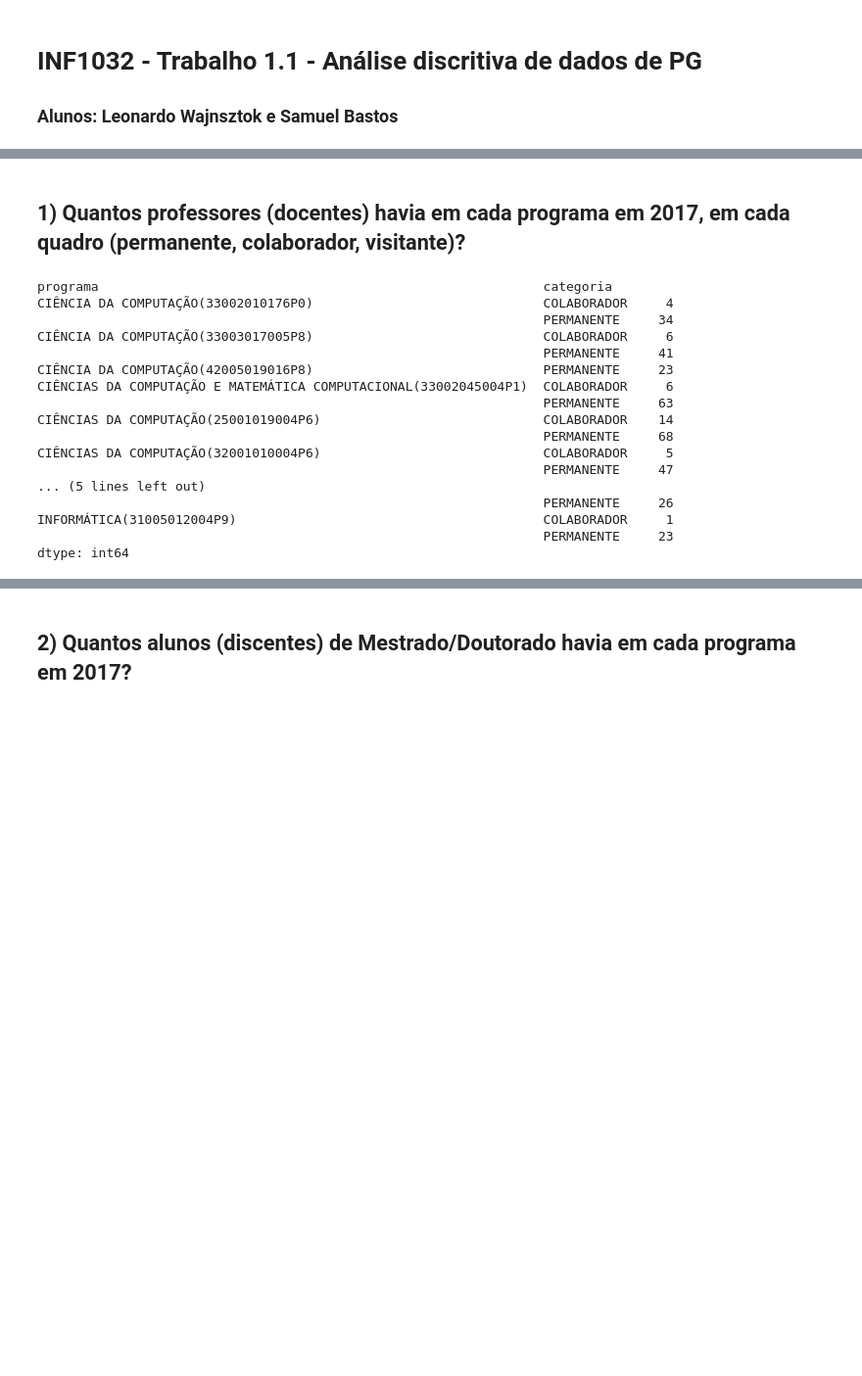
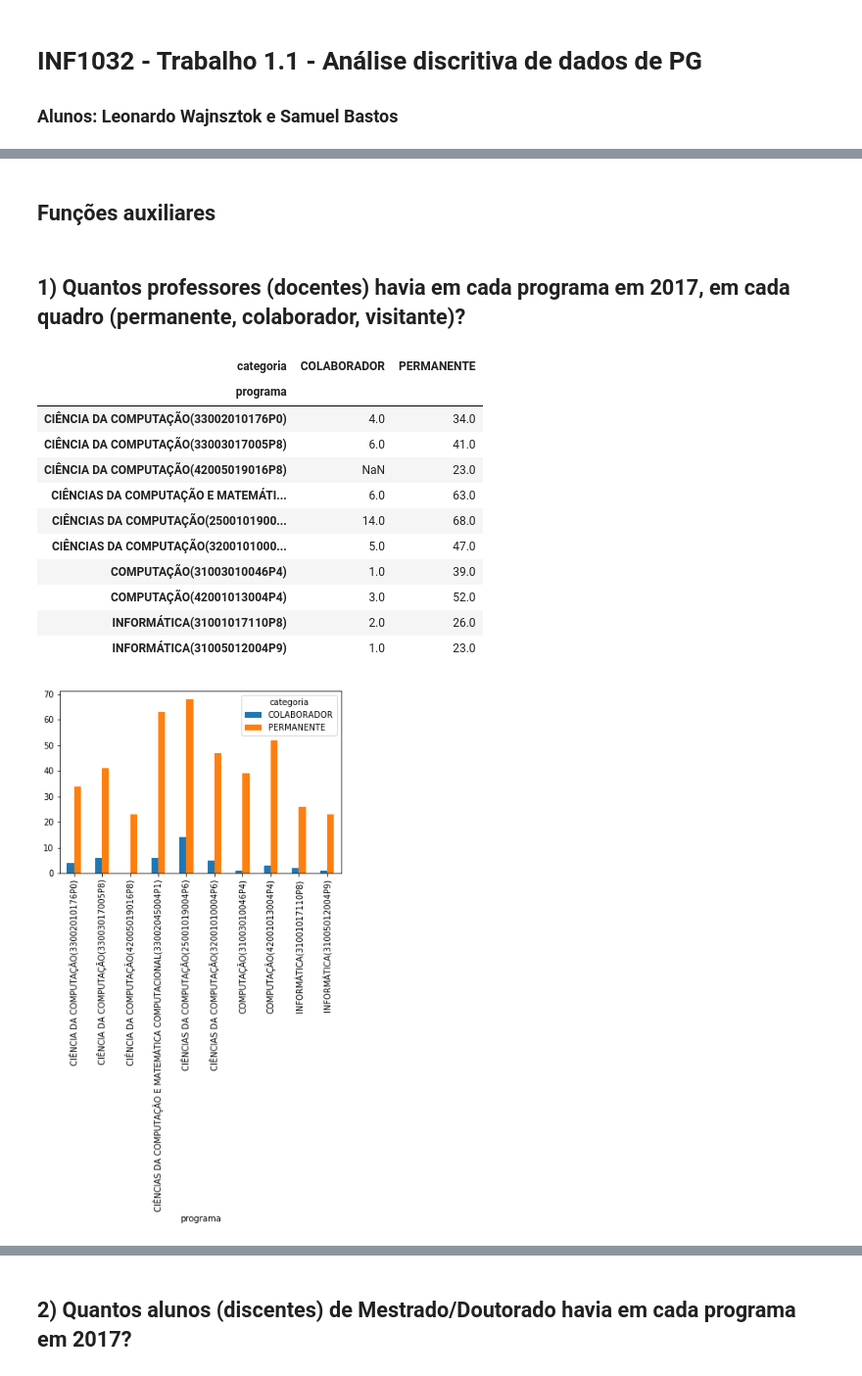
Before and after one commit to leotok/INF1032, a Jupyter notebook: T1-1.ipynb, the cells around one changed output, grey strips where cells are left out. Shown at 98% size. Saved outputs shown, nothing was run; the diff lists cells and outputs as text; code cells hidden in the pictures; blank space fills up the shorter version.

Commit message:
plot 1.1

```diff
--- a/T1-1.ipynb
+++ b/T1-1.ipynb
@@ -7,14 +7,10 @@
 import pandas as pd
 import matplotlib
 import matplotlib.pyplot as plt
+import seaborn as sns
 import numpy as np  # numpy: numerical analysis
 
-docentesRaw  = pd.read_csv('2018-05-02/docentes.csv')
-discentesRaw = pd.read_csv('2018-05-02/discentes.csv')
-producaoRaw  = pd.read_csv('2018-05-02/producao.csv')
-trabalhosRaw = pd.read_csv('2018-05-02/trabalhos.csv')
-docentes  = docentesRaw
-discentes = discentesRaw
-producao  = producaoRaw
-trabalhos = trabalhosRaw
-#docentes.head()
+docentes  = pd.read_csv('2018-05-02/docentes.csv')
+discentes = pd.read_csv('2018-05-02/discentes.csv')
+producao  = pd.read_csv('2018-05-02/producao.csv')
+trabalhos = pd.read_csv('2018-05-02/trabalhos.csv')
@@ -20,0 +58,2 @@ trabalhos = trabalhosRaw
+# %% [markdown]
+## Funções auxiliares
@@ -21,29 +72,25 @@ trabalhos = trabalhosRaw
 # %% [markdown]
 ## 1) Quantos professores (docentes) havia em cada programa em 2017,  em cada quadro (permanente, colaborador, visitante)?
 # %%
-docentes_copy = docentes
-# é necessario mudar pra fazer o inner join
-docentes_copy.columns = ['categoria', 'ies', 'orientador', 'prof_id']
-dd = pd.merge(docentes_copy, discentes, how='inner', on='orientador')
-# agora é necessário remover tuplas com 'Orientador' duplicado
-dd_1_ndupl = dd.drop_duplicates(subset='orientador')
-dd_1 = dd_1_ndupl.groupby(['programa', 'categoria']).size()
-display(dd_1)
+doscentes_discentes = pd.merge(docentes, discentes, how='inner', left_on='nome', right_on='orientador')
+
+# agora é necessário remover tuplas com 'orientador' duplicado
+doscentes_unicos = doscentes_discentes.drop_duplicates(subset='orientador')
+
+doscentes_unicos_prog_cat = doscentes_unicos.groupby(['programa', 'categoria']).size().unstack('categoria')
+doscentes_unicos_prog_cat.plot.bar(legend=True)
+doscentes_unicos_prog_cat
 # %% [output]
-programa                                                          categoria
-CIÊNCIA DA COMPUTAÇÃO(33002010176P0)                              COLABORADOR     4
-                                                                  PERMANENTE     34
-CIÊNCIA DA COMPUTAÇÃO(33003017005P8)                              COLABORADOR     6
-                                                                  PERMANENTE     41
-CIÊNCIA DA COMPUTAÇÃO(42005019016P8)                              PERMANENTE     23
-CIÊNCIAS DA COMPUTAÇÃO E MATEMÁTICA COMPUTACIONAL(33002045004P1)  COLABORADOR     6
-                                                                  PERMANENTE     63
-CIÊNCIAS DA COMPUTAÇÃO(25001019004P6)                             COLABORADOR    14
-                                                                  PERMANENTE     68
-CIÊNCIAS DA COMPUTAÇÃO(32001010004P6)                             COLABORADOR     5
-                                                                  PERMANENTE     47
-... (5 lines left out)
-                                                                  PERMANENTE     26
-INFORMÁTICA(31005012004P9)                                        COLABORADOR     1
-                                                                  PERMANENTE     23
-dtype: int64
+| categoria | COLABORADOR | PERMANENTE |
+| programa |  |  |
+| CIÊNCIA DA COMPUTAÇÃO(33002010176P0) | 4.0 | 34.0 |
+| CIÊNCIA DA COMPUTAÇÃO(33003017005P8) | 6.0 | 41.0 |
+| CIÊNCIA DA COMPUTAÇÃO(42005019016P8) | NaN | 23.0 |
+| CIÊNCIAS DA COMPUTAÇÃO E MATEMÁTI... | 6.0 | 63.0 |
+| CIÊNCIAS DA COMPUTAÇÃO(2500101900... | 14.0 | 68.0 |
+| CIÊNCIAS DA COMPUTAÇÃO(3200101000... | 5.0 | 47.0 |
+| COMPUTAÇÃO(31003010046P4) | 1.0 | 39.0 |
+| COMPUTAÇÃO(42001013004P4) | 3.0 | 52.0 |
+| INFORMÁTICA(31001017110P8) | 2.0 | 26.0 |
+| INFORMÁTICA(31005012004P9) | 1.0 | 23.0 |
+[figure, added]
```
Also changed, not shown: parts of 12 cells of this notebook.
